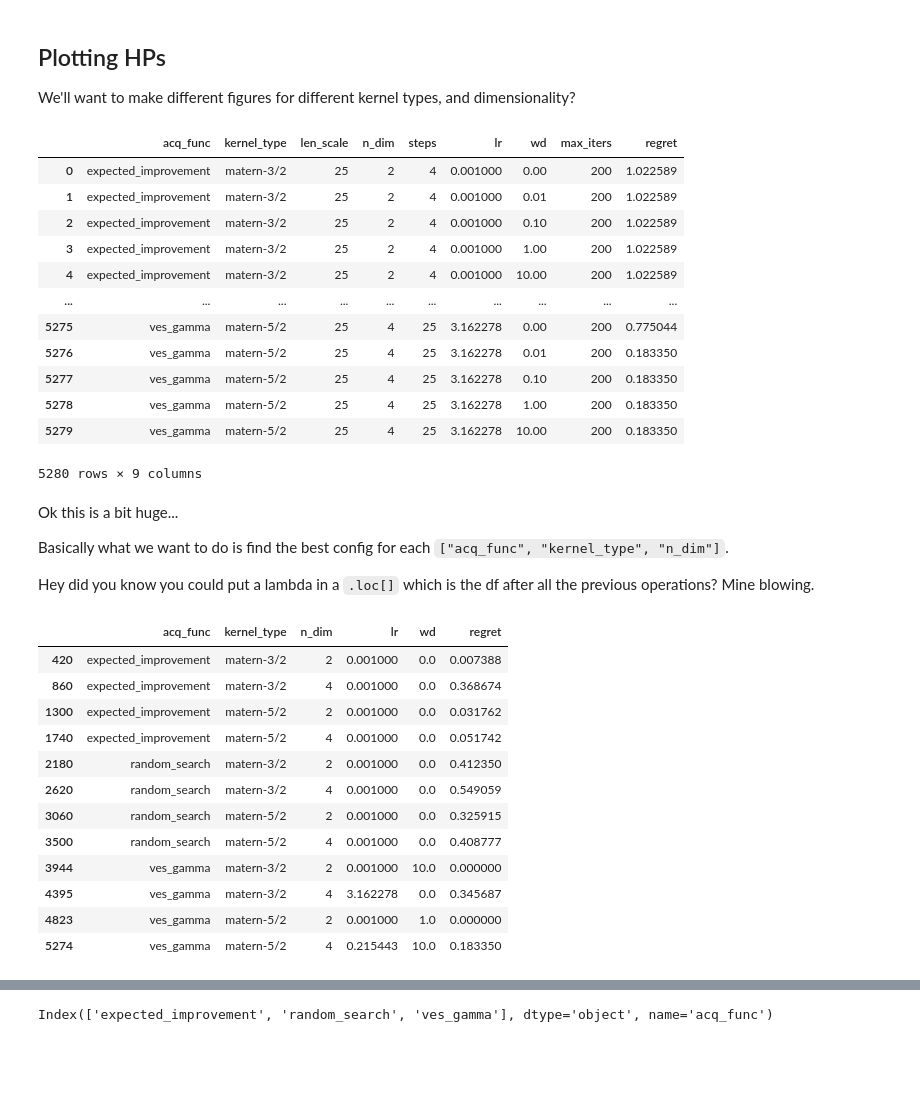
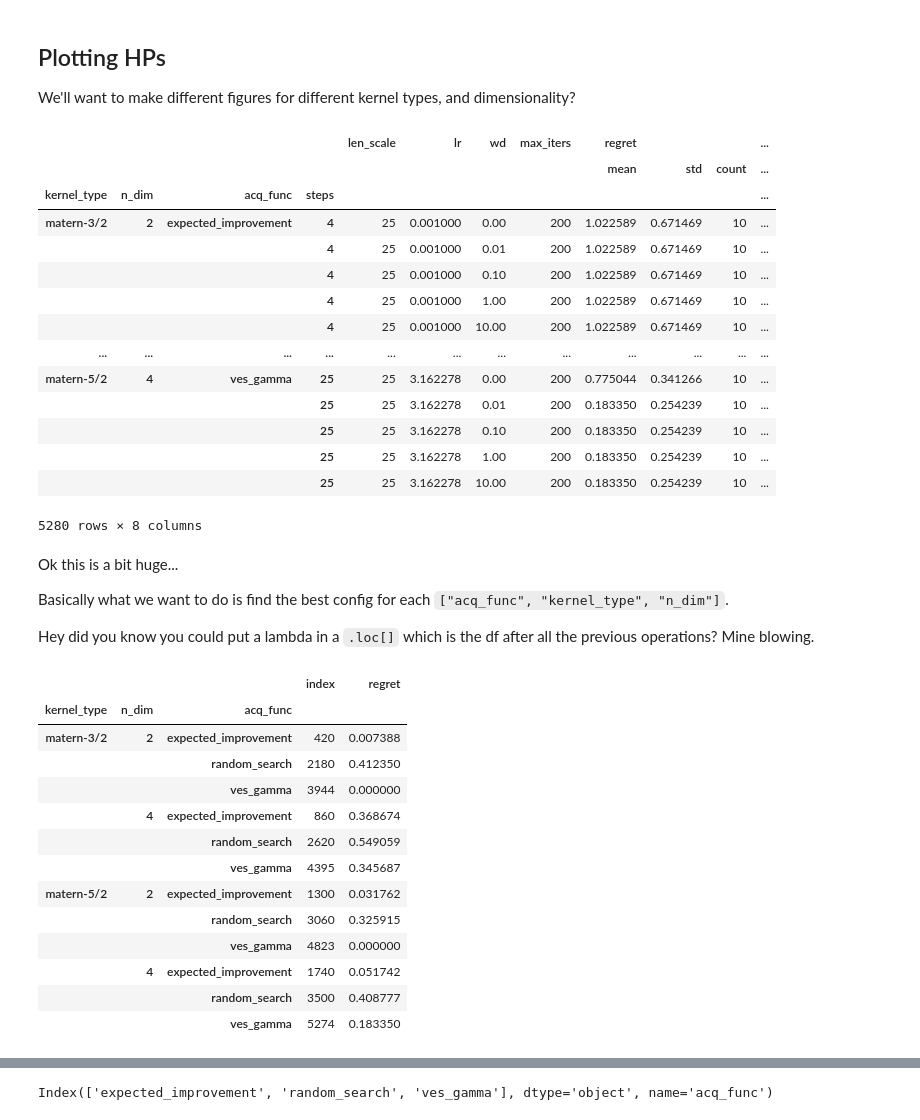
Before and after one commit to graphcore-research/mes, a Jupyter notebook: paper_plots/analyze.ipynb, the cells around one changed output, grey strips where cells are left out. Drawn from its saved outputs; the diff is of its cells as text; code cells hidden in the pictures; blank space fills up the shorter version.

```diff
--- a/paper_plots/analyze.ipynb
+++ b/paper_plots/analyze.ipynb
@@ -16,29 +16,32 @@ We'll want to make different figures for different kernel types, and dimensional
 # %%
 df = pd.read_json(DATA_DIR / "benchmark_df.json")
 
 df["regret"] = df.apply(lambda x: x["y_true_max"] - np.array(x["y_max_history"]), axis=1)
 df = df.drop(columns=["y_true_max", "final_y_max", "y_max_history"]) # cleanup rows
 df = df.explode(["regret", "steps"], ignore_index=True) # explode history into seperate rows
 df["regret"] = pd.to_numeric(df["regret"], errors="raise")
 
 # mean regret over the `n_y` runs
 cols2group = [c for c in df.columns if c not in {"run_id", "regret"}]
-df = df.groupby(cols2group).mean().drop(columns="run_id").reset_index()
+df = df.groupby(cols2group).agg(['mean', 'std', 'count', 'min']).drop(columns="run_id") # .reset_index()
+df = df.reset_index().set_index(['kernel_type', 'n_dim', 'acq_func', 'steps'])
 df
 # %% [output]
-|  | acq_func | kernel_type | len_scale | n_dim | steps | lr | wd | max_iters | regret |
-| 0 | expected_improvement | matern-3/2 | 25 | 2 | 4 | 0.001000 | 0.00 | 200 | 1.022589 |
-| 1 | expected_improvement | matern-3/2 | 25 | 2 | 4 | 0.001000 | 0.01 | 200 | 1.022589 |
-| 2 | expected_improvement | matern-3/2 | 25 | 2 | 4 | 0.001000 | 0.10 | 200 | 1.022589 |
-| 3 | expected_improvement | matern-3/2 | 25 | 2 | 4 | 0.001000 | 1.00 | 200 | 1.022589 |
-| 4 | expected_improvement | matern-3/2 | 25 | 2 | 4 | 0.001000 | 10.00 | 200 | 1.022589 |
-| ... | ... | ... | ... | ... | ... | ... | ... | ... | ... |
-| 5275 | ves_gamma | matern-5/2 | 25 | 4 | 25 | 3.162278 | 0.00 | 200 | 0.775044 |
-| 5276 | ves_gamma | matern-5/2 | 25 | 4 | 25 | 3.162278 | 0.01 | 200 | 0.183350 |
-| 5277 | ves_gamma | matern-5/2 | 25 | 4 | 25 | 3.162278 | 0.10 | 200 | 0.183350 |
-| 5278 | ves_gamma | matern-5/2 | 25 | 4 | 25 | 3.162278 | 1.00 | 200 | 0.183350 |
-| 5279 | ves_gamma | matern-5/2 | 25 | 4 | 25 | 3.162278 | 10.00 | 200 | 0.183350 |
+|  |  |  |  | len_scale | lr | wd | max_iters | regret |  |  | ... |
+|  |  |  |  |  |  |  |  | mean | std | count | ... |
+| kernel_type | n_dim | acq_func | steps |  |  |  |  |  |  |  | ... |
+| matern-3/2 | 2 | expected_improvement | 4 | 25 | 0.001000 | 0.00 | 200 | 1.022589 | 0.671469 | 10 | ... |
+|  |  |  | 4 | 25 | 0.001000 | 0.01 | 200 | 1.022589 | 0.671469 | 10 | ... |
+|  |  |  | 4 | 25 | 0.001000 | 0.10 | 200 | 1.022589 | 0.671469 | 10 | ... |
+|  |  |  | 4 | 25 | 0.001000 | 1.00 | 200 | 1.022589 | 0.671469 | 10 | ... |
+|  |  |  | 4 | 25 | 0.001000 | 10.00 | 200 | 1.022589 | 0.671469 | 10 | ... |
+| ... | ... | ... | ... | ... | ... | ... | ... | ... | ... | ... | ... |
+| matern-5/2 | 4 | ves_gamma | 25 | 25 | 3.162278 | 0.00 | 200 | 0.775044 | 0.341266 | 10 | ... |
+|  |  |  | 25 | 25 | 3.162278 | 0.01 | 200 | 0.183350 | 0.254239 | 10 | ... |
+|  |  |  | 25 | 25 | 3.162278 | 0.10 | 200 | 0.183350 | 0.254239 | 10 | ... |
+|  |  |  | 25 | 25 | 3.162278 | 1.00 | 200 | 0.183350 | 0.254239 | 10 | ... |
+|  |  |  | 25 | 25 | 3.162278 | 10.00 | 200 | 0.183350 | 0.254239 | 10 | ... |
-5280 rows × 9 columns
+5280 rows × 8 columns
 # %% [markdown]
 Ok this is a bit huge...
 
@@ -46,25 +49,31 @@ Basically what we want to do is find the best config for each `["acq_func", "ker
 
 Hey did you know you could put a lambda in a `.loc[]` which is the df after all the previous operations? Mine blowing.
 # %%
+# our index is the config
+index = ["kernel_type", "n_dim", "acq_func"]
+
 hps_search = (
     df
-    .loc[df.steps == df.steps.max()]  # get the last step
-    .drop(columns=["steps", "max_iters", "len_scale"])  # drop some boring columns
-    # best performing run per config
-    .loc[lambda x: x.groupby(["acq_func", "kernel_type", "n_dim"]).regret.idxmin()]
+    .xs('mean', level=1, axis=1).reset_index() # extract the mean regret from the multiple n_y
+    .loc[lambda x: x.steps == x.steps.max()] # extract only the last step
+    .drop(columns="steps") # drop columns (not needed)
+    .loc[lambda x: x.groupby(index).regret.idxmin()] # get the argmin regret and index into it
+    .reset_index()
+    .set_index(index)  # create MultiIndex, needed for plotting
 )
 hps_search
 # %% [output]
-|  | acq_func | kernel_type | n_dim | lr | wd | regret |
-| 420 | expected_improvement | matern-3/2 | 2 | 0.001000 | 0.0 | 0.007388 |
-| 860 | expected_improvement | matern-3/2 | 4 | 0.001000 | 0.0 | 0.368674 |
-| 1300 | expected_improvement | matern-5/2 | 2 | 0.001000 | 0.0 | 0.031762 |
-| 1740 | expected_improvement | matern-5/2 | 4 | 0.001000 | 0.0 | 0.051742 |
-| 2180 | random_search | matern-3/2 | 2 | 0.001000 | 0.0 | 0.412350 |
-| 2620 | random_search | matern-3/2 | 4 | 0.001000 | 0.0 | 0.549059 |
-| 3060 | random_search | matern-5/2 | 2 | 0.001000 | 0.0 | 0.325915 |
-| 3500 | random_search | matern-5/2 | 4 | 0.001000 | 0.0 | 0.408777 |
-| 3944 | ves_gamma | matern-3/2 | 2 | 0.001000 | 10.0 | 0.000000 |
-| 4395 | ves_gamma | matern-3/2 | 4 | 3.162278 | 0.0 | 0.345687 |
-| 4823 | ves_gamma | matern-5/2 | 2 | 0.001000 | 1.0 | 0.000000 |
-| 5274 | ves_gamma | matern-5/2 | 4 | 0.215443 | 10.0 | 0.183350 |
+|  |  |  | index | regret |
+| kernel_type | n_dim | acq_func |  |  |
+| matern-3/2 | 2 | expected_improvement | 420 | 0.007388 |
+|  |  | random_search | 2180 | 0.412350 |
+|  |  | ves_gamma | 3944 | 0.000000 |
+|  | 4 | expected_improvement | 860 | 0.368674 |
+|  |  | random_search | 2620 | 0.549059 |
+|  |  | ves_gamma | 4395 | 0.345687 |
+| matern-5/2 | 2 | expected_improvement | 1300 | 0.031762 |
+|  |  | random_search | 3060 | 0.325915 |
+|  |  | ves_gamma | 4823 | 0.000000 |
+|  | 4 | expected_improvement | 1740 | 0.051742 |
+|  |  | random_search | 3500 | 0.408777 |
+|  |  | ves_gamma | 5274 | 0.183350 |
```
Also changed, not shown: parts of 6 cells of this notebook.
